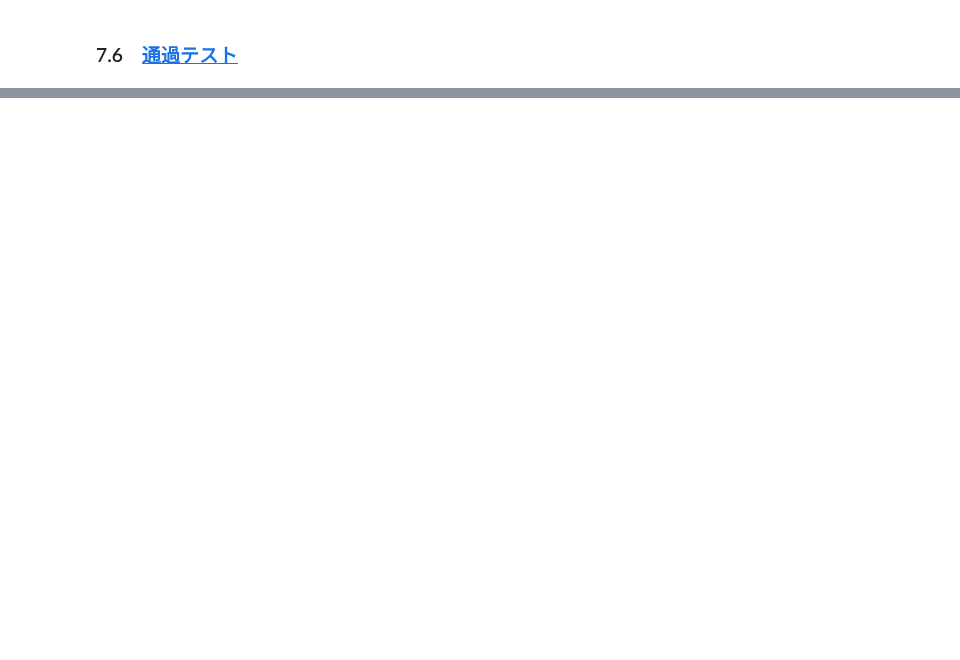
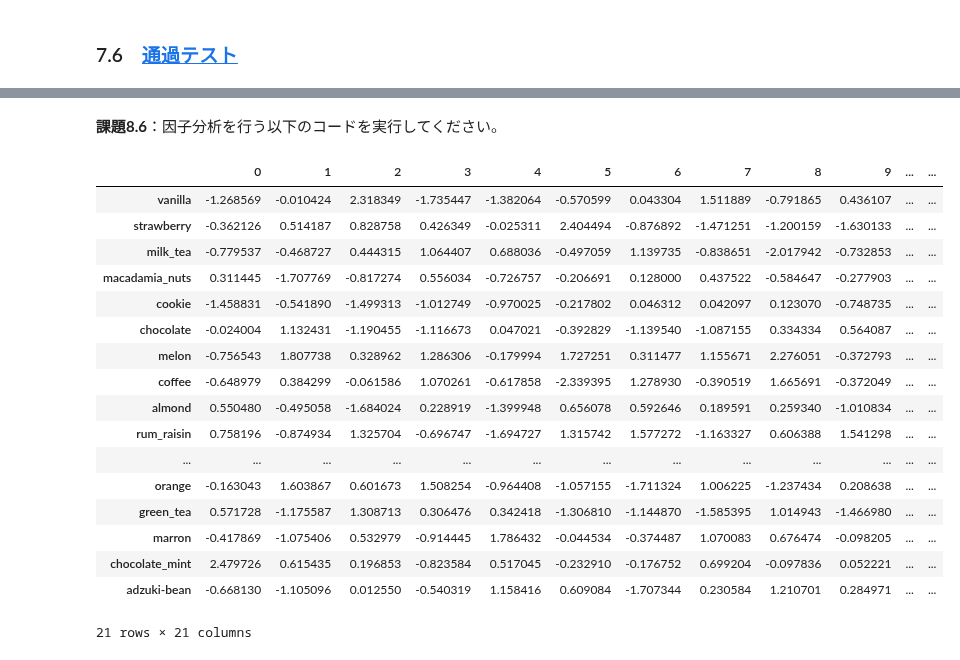
Before and after one commit to maskot1977/ipython_notebook, a Jupyter notebook: アイスクリーム統計学・第７章〜第９章.ipynb, the cells around one changed output, grey strips where cells are left out. Drawn from its saved outputs; the diff is of its cells as text; code cells hidden in the pictures; blank space fills up the shorter version.

```diff
--- a/アイスクリーム統計学・第７章〜第９章.ipynb
+++ b/アイスクリーム統計学・第７章〜第９章.ipynb
@@ -49,0 +186,12 @@
+# %%
+# リストの正規化をする（Z値に変換する）関数
+def normalize(data):
+# %%
+# リストのリストの正規化をする（Z値に変換する）関数
+def normalize2(data):
+    list = []
+    for x in data:
+        list.append(normalize(x))
+    return list
+# %% [markdown]
+__課題8.6__：因子分析を行う以下のコードを実行してください。
@@ -49,0 +205,26 @@
+# %%
+# 因子分析の実行
+fa = FactorAnalysis()
+factors = fa.fit_transform(normalize2(matrix))
+# %%
+# 左から順に第一因子、第二因子、、、
+pd.DataFrame(factors, index=val_names)
+# %% [output]
+|  | 0 | 1 | 2 | 3 | 4 | 5 | 6 | 7 | 8 | 9 | ... | ... |
+| vanilla | -1.268569 | -0.010424 | 2.318349 | -1.735447 | -1.382064 | -0.570599 | 0.043304 | 1.511889 | -0.791865 | 0.436107 | ... | ... |
+| strawberry | -0.362126 | 0.514187 | 0.828758 | 0.426349 | -0.025311 | 2.404494 | -0.876892 | -1.471251 | -1.200159 | -1.630133 | ... | ... |
+| milk_tea | -0.779537 | -0.468727 | 0.444315 | 1.064407 | 0.688036 | -0.497059 | 1.139735 | -0.838651 | -2.017942 | -0.732853 | ... | ... |
+| macadamia_nuts | 0.311445 | -1.707769 | -0.817274 | 0.556034 | -0.726757 | -0.206691 | 0.128000 | 0.437522 | -0.584647 | -0.277903 | ... | ... |
+| cookie | -1.458831 | -0.541890 | -1.499313 | -1.012749 | -0.970025 | -0.217802 | 0.046312 | 0.042097 | 0.123070 | -0.748735 | ... | ... |
+| chocolate | -0.024004 | 1.132431 | -1.190455 | -1.116673 | 0.047021 | -0.392829 | -1.139540 | -1.087155 | 0.334334 | 0.564087 | ... | ... |
+| melon | -0.756543 | 1.807738 | 0.328962 | 1.286306 | -0.179994 | 1.727251 | 0.311477 | 1.155671 | 2.276051 | -0.372793 | ... | ... |
+| coffee | -0.648979 | 0.384299 | -0.061586 | 1.070261 | -0.617858 | -2.339395 | 1.278930 | -0.390519 | 1.665691 | -0.372049 | ... | ... |
+| almond | 0.550480 | -0.495058 | -1.684024 | 0.228919 | -1.399948 | 0.656078 | 0.592646 | 0.189591 | 0.259340 | -1.010834 | ... | ... |
+| rum_raisin | 0.758196 | -0.874934 | 1.325704 | -0.696747 | -1.694727 | 1.315742 | 1.577272 | -1.163327 | 0.606388 | 1.541298 | ... | ... |
+| ... | ... | ... | ... | ... | ... | ... | ... | ... | ... | ... | ... | ... |
+| orange | -0.163043 | 1.603867 | 0.601673 | 1.508254 | -0.964408 | -1.057155 | -1.711324 | 1.006225 | -1.237434 | 0.208638 | ... | ... |
+| green_tea | 0.571728 | -1.175587 | 1.308713 | 0.306476 | 0.342418 | -1.306810 | -1.144870 | -1.585395 | 1.014943 | -1.466980 | ... | ... |
+| marron | -0.417869 | -1.075406 | 0.532979 | -0.914445 | 1.786432 | -0.044534 | -0.374487 | 1.070083 | 0.676474 | -0.098205 | ... | ... |
+| chocolate_mint | 2.479726 | 0.615435 | 0.196853 | -0.823584 | 0.517045 | -0.232910 | -0.176752 | 0.699204 | -0.097836 | 0.052221 | ... | ... |
+| adzuki-bean | -0.668130 | -1.105096 | 0.012550 | -0.540319 | 1.158416 | 0.609084 | -1.707344 | 0.230584 | 1.210701 | 0.284971 | ... | ... |
+21 rows × 21 columns
```
Also changed, not shown: parts of 65 cells of this notebook, 2 other files.
